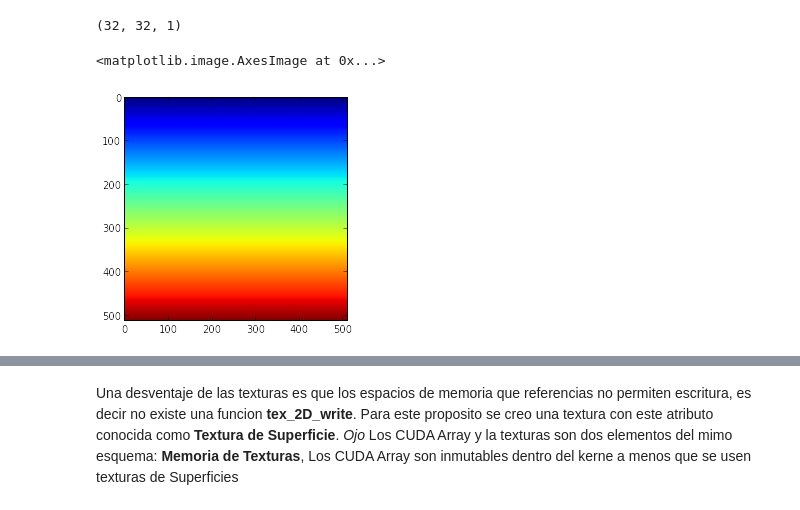
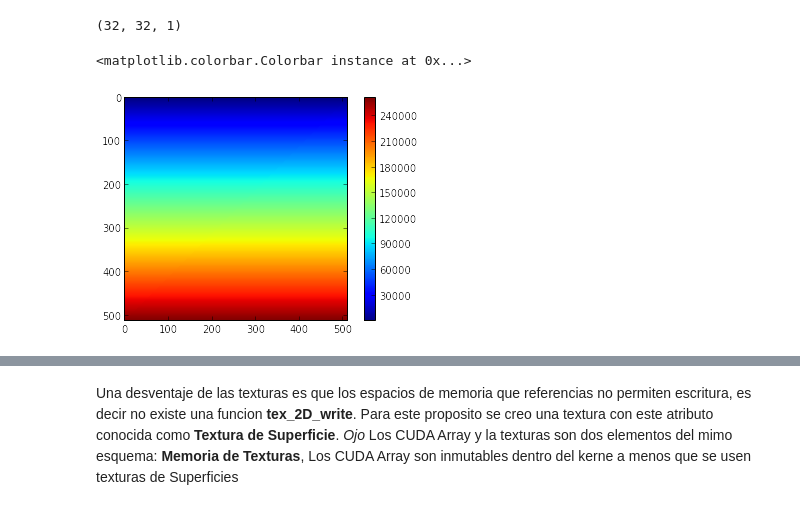
Before and after one commit to zamorays/miniCursoPycuda, a Jupyter notebook: Sesion5_MemoriasCUDA.ipynb, the cells around one changed output, grey strips where cells are left out. Saved outputs shown, nothing was run; the diff lists cells and outputs as text; code cells hidden in the pictures.

```diff
--- a/Sesion5_MemoriasCUDA.ipynb
+++ b/Sesion5_MemoriasCUDA.ipynb
@@ -399,6 +399,7 @@ textureR.prepared_call(cuGrid,cuBlock,A_gpu.gpudata)
 (32, 32, 1)
 # %%
 imshow(A_gpu.get())
+colorbar()
 # %% [output]
-<matplotlib.image.AxesImage at 0x...>
+<matplotlib.colorbar.Colorbar instance at 0x...>
-[figure, old version]
+[figure, new version]
```
Also changed, not shown: parts of 6 cells of this notebook, 4 other files.
